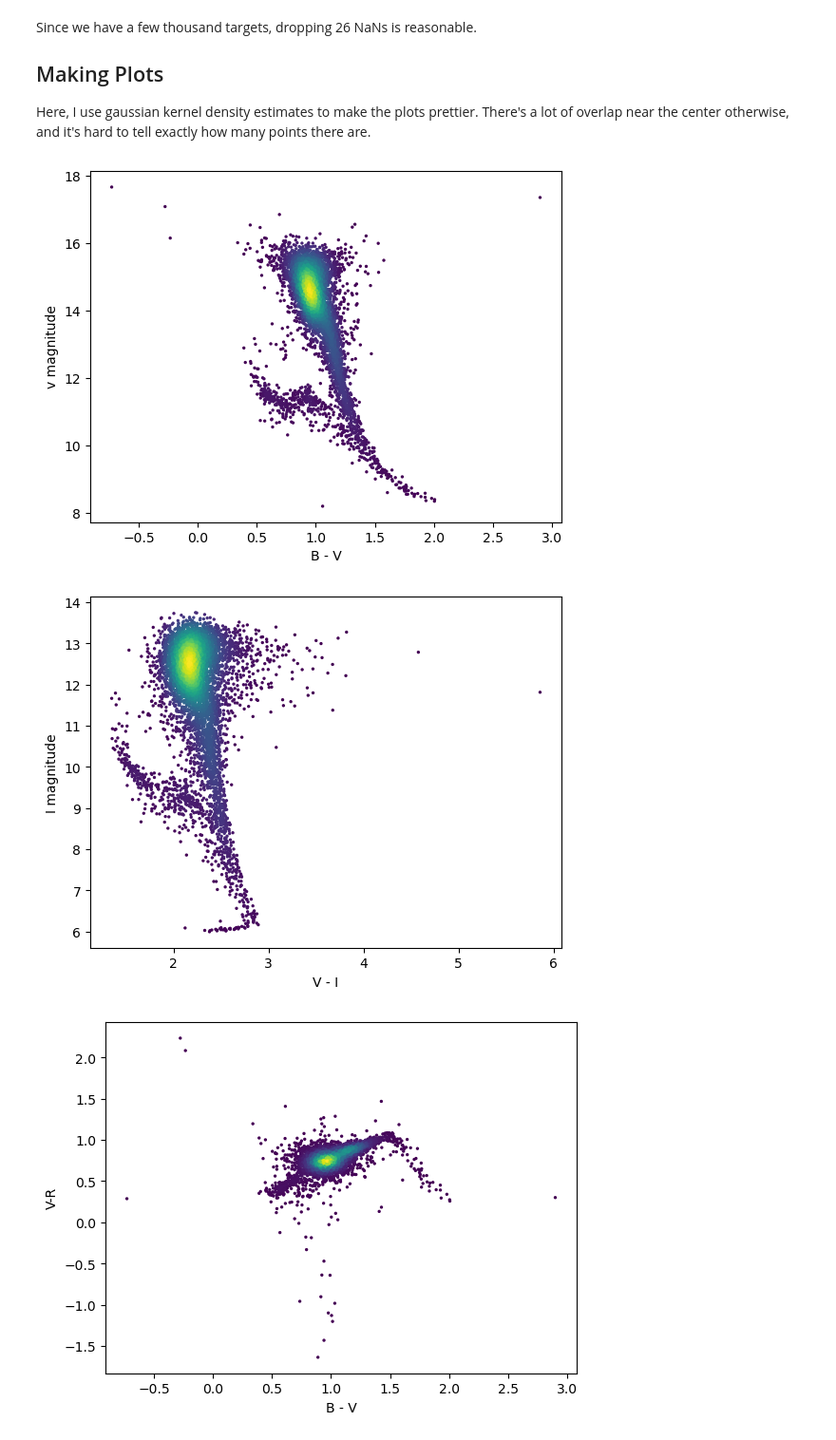
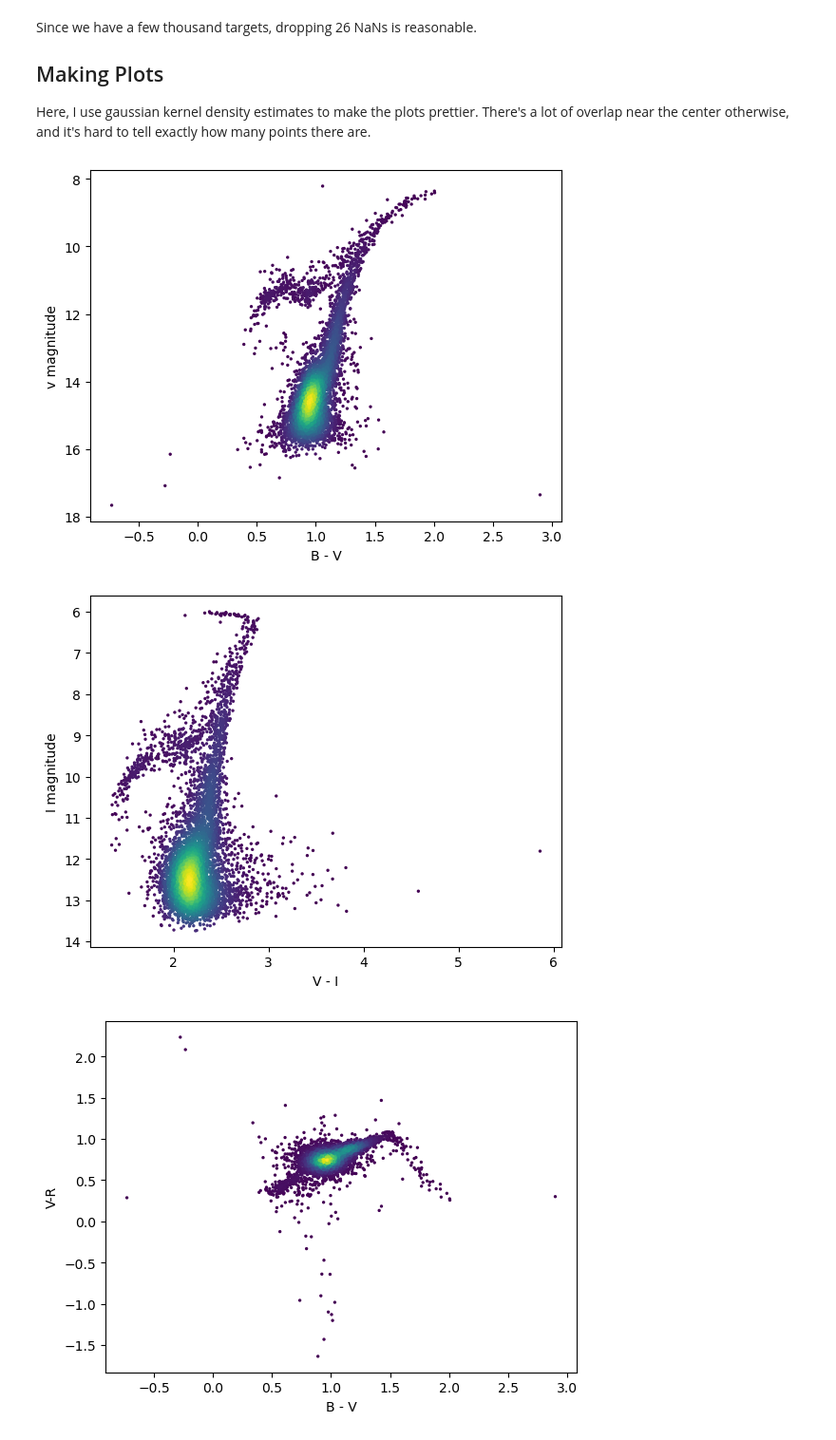
Before and after one commit to ttdu/LJMU-ASTRPHY-MP3, a Jupyter notebook: mini-project-3.ipynb, the cells around one changed output. Shown: that part at 95% size. Cells and saved outputs as stored; diff of their text form; code cells hidden in the pictures.

```diff
--- a/mini-project-3.ipynb
+++ b/mini-project-3.ipynb
@@ -137,24 +137,26 @@ ax.scatter(BV, vmag, c=z, s=2)
 
 ax.set_xlabel("B - V")
 ax.set_ylabel("v magnitude")
+ax.invert_yaxis()
 
-plt.show()
+plt.savefig(dpi=300, fname = "plot1.png")
 # %% [output]
-[figure, old version]
+[figure, new version]
 # %%
 fig, ax = plt.subplots()
 
 xy = np.stack([vmag-Imag, Imag])
 z = gaussian_kde(xy)(xy)
 
 ax.scatter(vmag-Imag, Imag, c=z, s=2)
 
 ax.set_xlabel("V - I")
 ax.set_ylabel("I magnitude")
+ax.invert_yaxis()
 
 plt.show()
 # %% [output]
-[figure, old version]
+[figure, new version]
 # %%
 fig, ax = plt.subplots()
 
```
Also changed, not shown: parts of 1 cell of this notebook.
